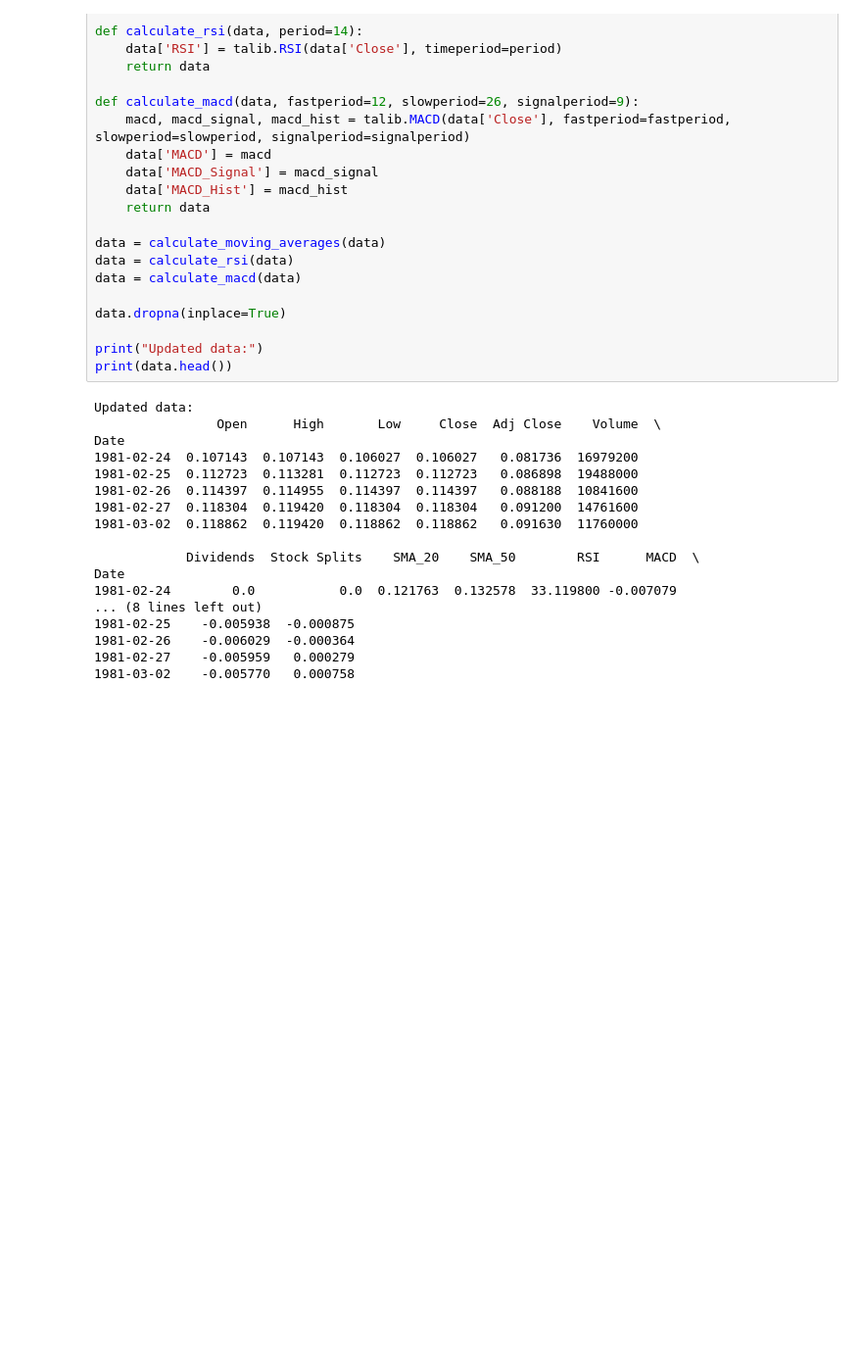
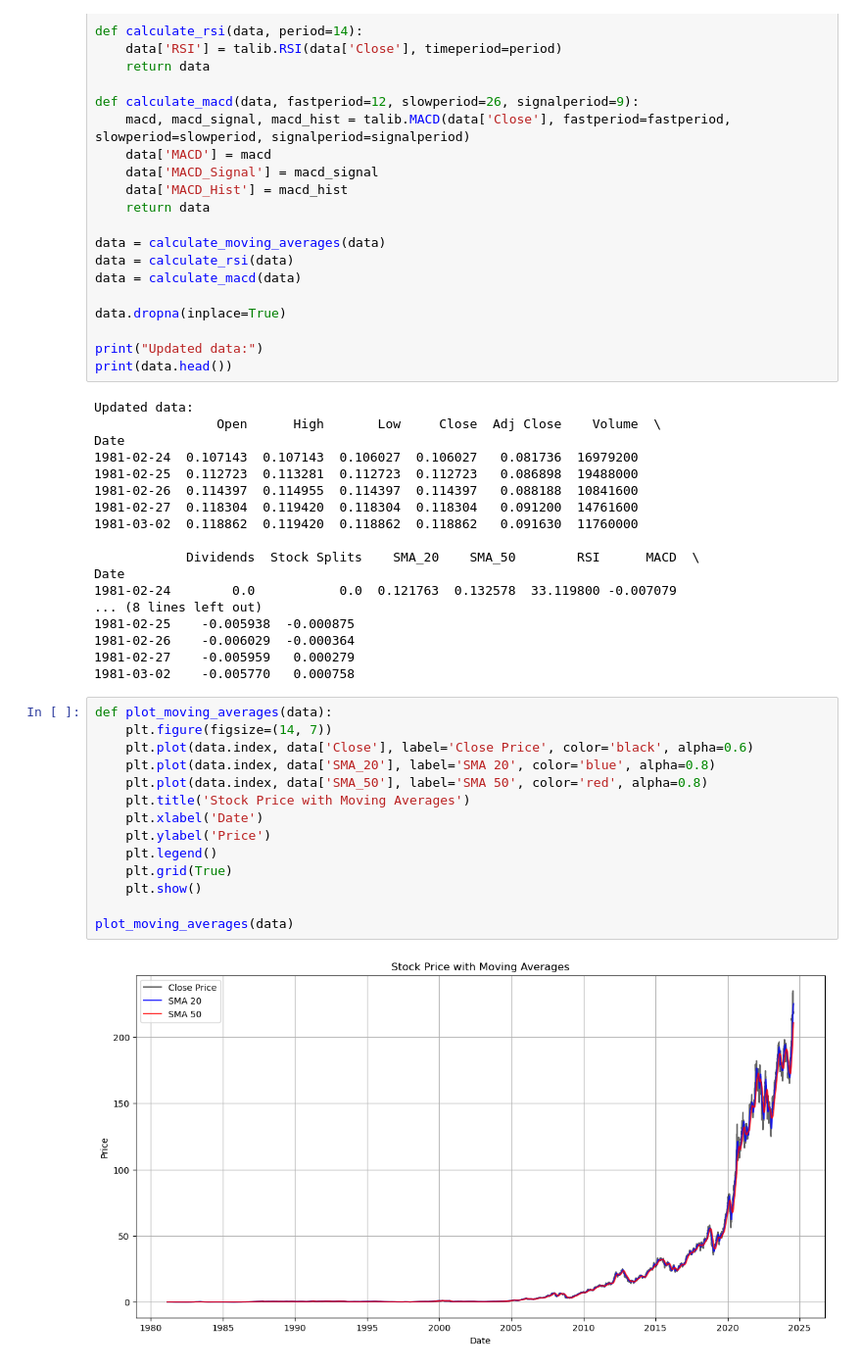
Before and after one commit to nejat-sultan/financial-analytics, a Jupyter notebook: notebooks/quantitative_analysis.ipynb, the cells around one changed output. Shown at 98% size. Cells and saved outputs as stored; diff of their text form; blank space fills up the shorter version.

Commit message:
visualization for the indicators

```diff
--- a/notebooks/quantitative_analysis.ipynb
+++ b/notebooks/quantitative_analysis.ipynb
@@ -73,3 +73,19 @@ Date
 1981-02-26    -0.006029  -0.000364
 1981-02-27    -0.005959   0.000279
 1981-03-02    -0.005770   0.000758
+# %%
+def plot_moving_averages(data):
+    plt.figure(figsize=(14, 7))
+    plt.plot(data.index, data['Close'], label='Close Price', color='black', alpha=0.6)
+    plt.plot(data.index, data['SMA_20'], label='SMA 20', color='blue', alpha=0.8)
+    plt.plot(data.index, data['SMA_50'], label='SMA 50', color='red', alpha=0.8)
+    plt.title('Stock Price with Moving Averages')
+    plt.xlabel('Date')
+    plt.ylabel('Price')
+    plt.legend()
+    plt.grid(True)
+    plt.show()
+
+plot_moving_averages(data)
+# %% [output]
+[figure, added]
```
Also changed, not shown: parts of 2 cells of this notebook.
